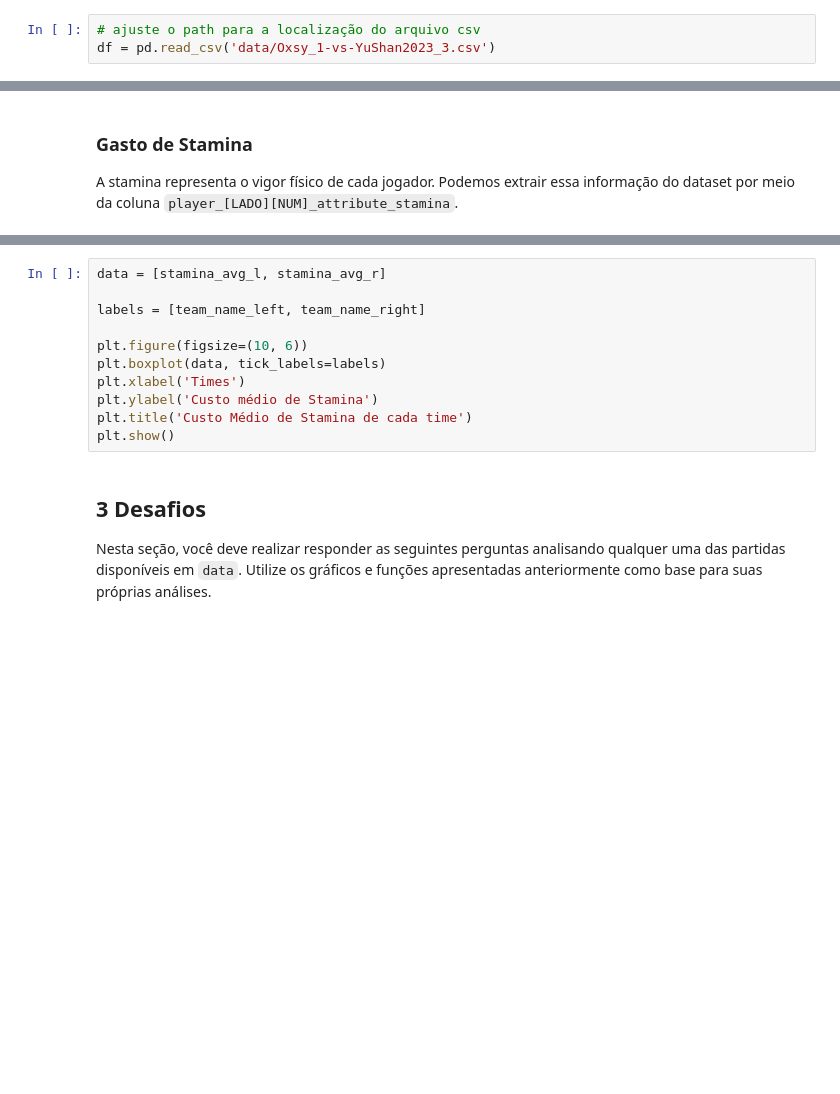
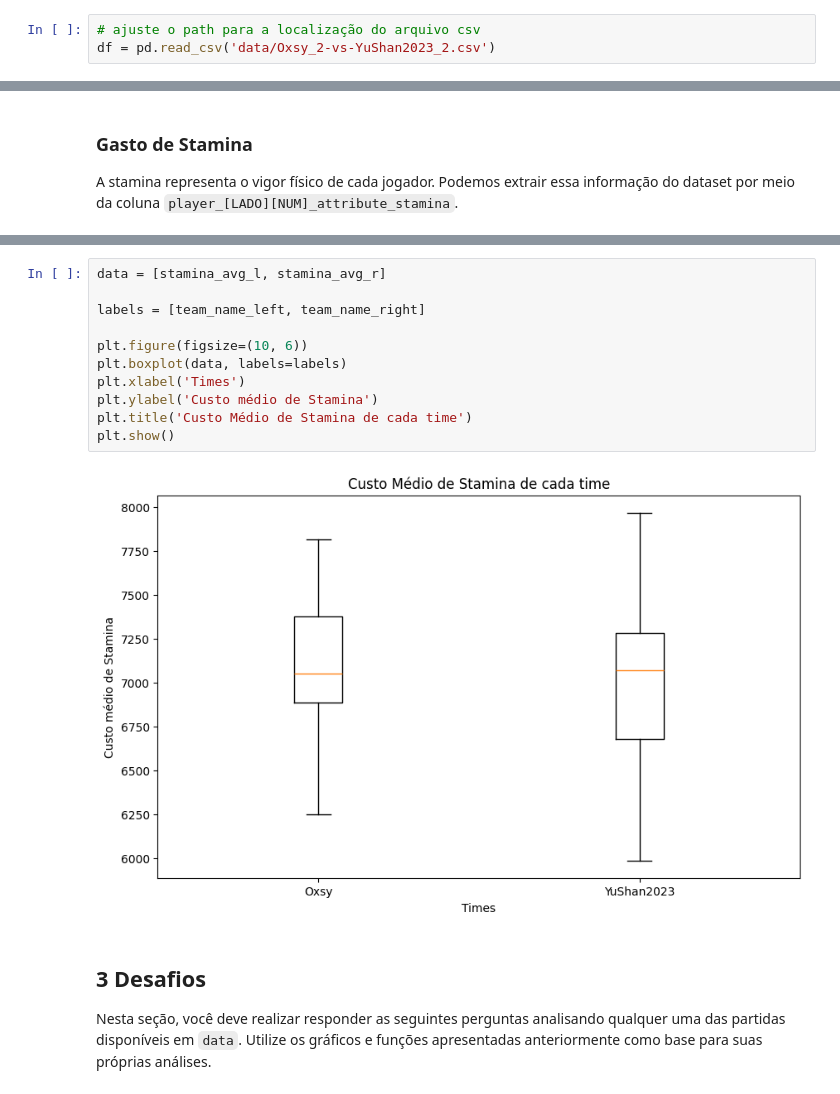
Before and after one commit to unball/Soccer2D_analysis, a Jupyter notebook: soccer_analysis.ipynb, the cells around one changed output, grey strips where cells are left out. Saved outputs shown, nothing was run; the diff lists cells and outputs as text; blank space fills up the shorter version.

```diff
--- a/soccer_analysis.ipynb
+++ b/soccer_analysis.ipynb
@@ -28,7 +34,7 @@ import pandas as pd
 Nesta etapa, carregaremos o dataset e, em seguida, detalharemos as informações que ele possui.
 # %%
 # ajuste o path para a localização do arquivo csv
-df = pd.read_csv('data/Oxsy_1-vs-YuShan2023_3.csv')
+df = pd.read_csv('data/Oxsy_2-vs-YuShan2023_2.csv')
 # %%
 # visualizando os dados
 df.head()
@@ -545,14 +680,16 @@ O retângulo central da haste possui três linhas que estão na horizontal: a li
 # %%
 data = [stamina_avg_l, stamina_avg_r]
 
 labels = [team_name_left, team_name_right]
 
 plt.figure(figsize=(10, 6))
-plt.boxplot(data, tick_labels=labels)
+plt.boxplot(data, labels=labels)
 plt.xlabel('Times')
 plt.ylabel('Custo médio de Stamina')
 plt.title('Custo Médio de Stamina de cada time')
 plt.show()
+# %% [output]
+[figure, added]
 # %% [markdown]
 ## 3 Desafios
 
```
Also changed, not shown: parts of 22 cells of this notebook.
